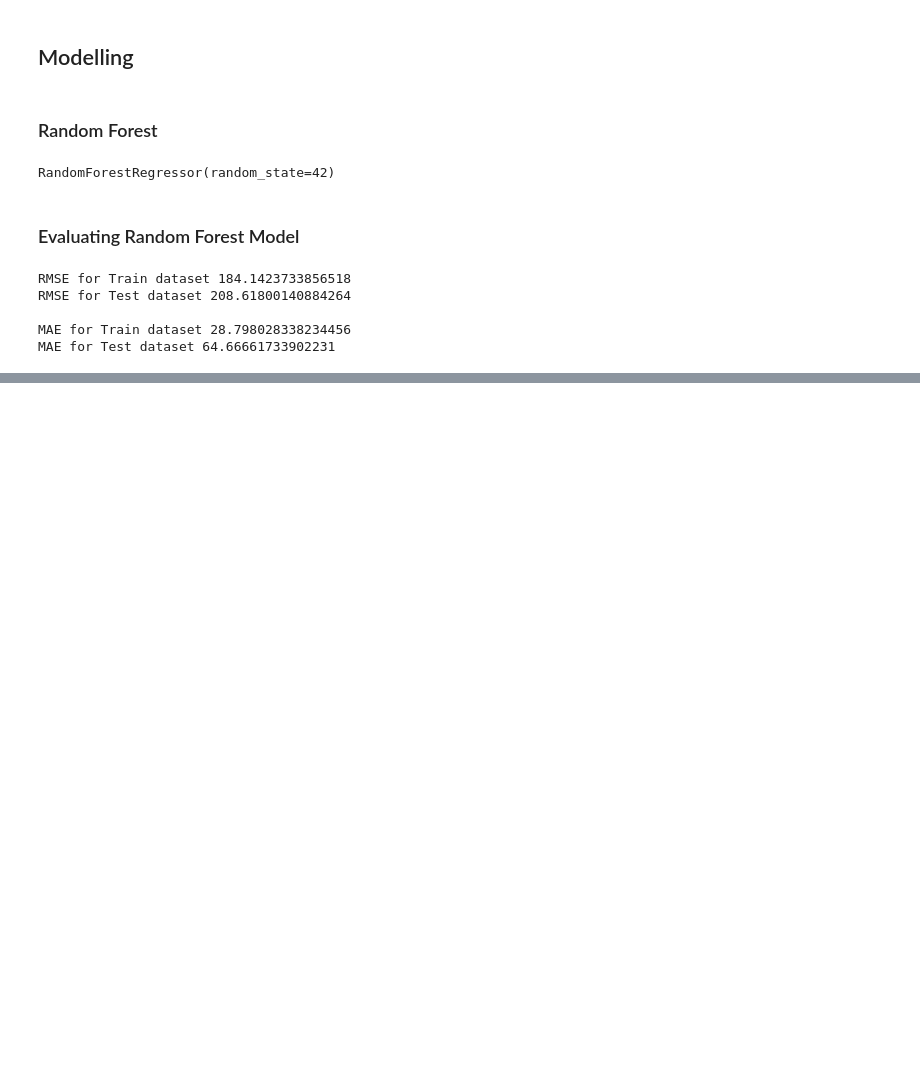
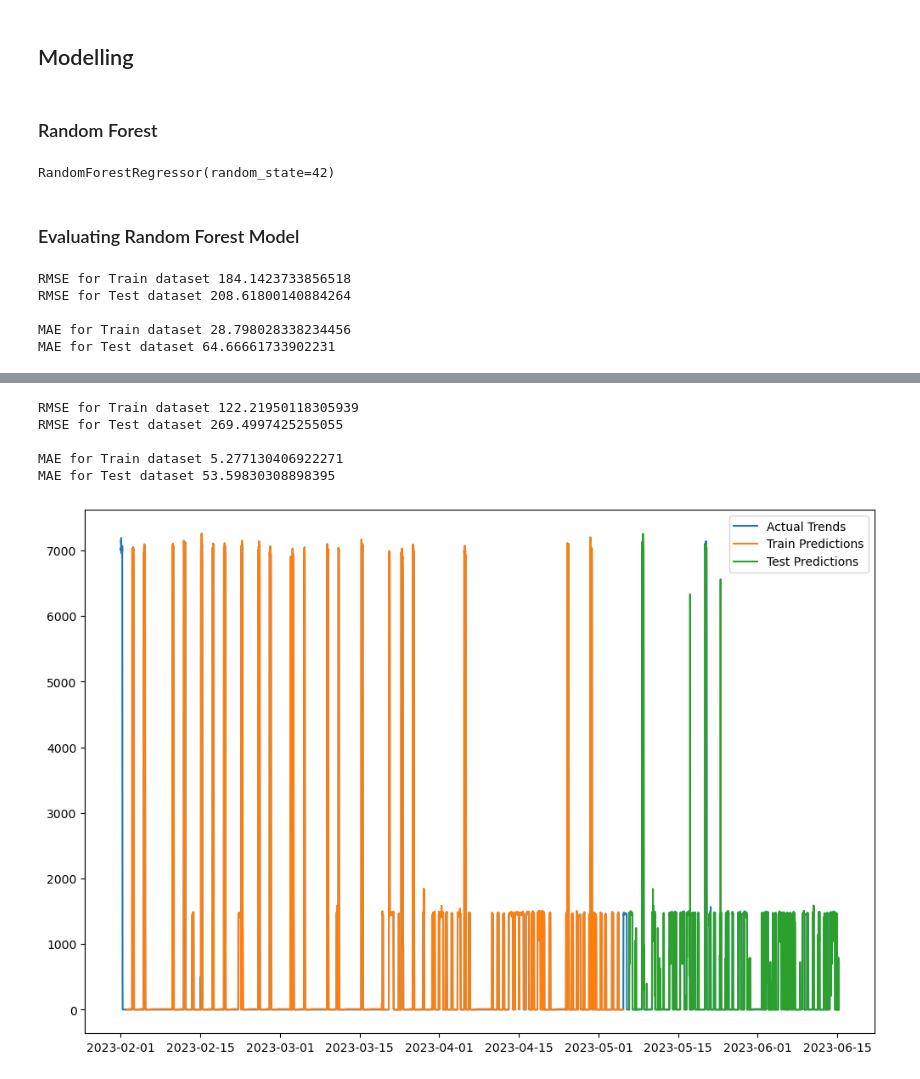
Before and after one commit to Clement-Quaye/EV-Analysis-and-the-Energy-Transition, a Jupyter notebook: Models/EV_Model - Univariate.ipynb, the cells around one changed output, grey strips where cells are left out. Saved outputs shown, nothing was run; the diff lists cells and outputs as text; code cells hidden in the pictures; blank space fills up the shorter version.

```diff
--- a/Models/EV_Model - Univariate.ipynb
+++ b/Models/EV_Model - Univariate.ipynb
@@ -190,0 +234,33 @@ MAE for Test dataset 64.66661733902231
+# %%
+from sklearn import tree
+
+Dtree_reg = tree.DecisionTreeRegressor()
+Dtree_reg = Dtree_reg.fit(X_train, y_train)
+# %%
+# Make Predictions
+train_predict = Dtree_reg.predict(X_train) # prediction on train data
+test_predict = Dtree_reg.predict(X_test) # prediction on test data
+
+# reverse the scalar effect
+train_predict = scaler.inverse_transform(train_predict.reshape(-1, 1))
+test_predict = scaler.inverse_transform(test_predict.reshape(-1, 1))
+train_actual = scaler.inverse_transform(y_train.reshape(-1, 1))
+test_actual = scaler.inverse_transform(y_test.reshape(-1, 1))
+
+# Calculate RMSE
+print("RMSE for Train dataset", calculate_rmse(train_actual, train_predict)) # rmse for train data
+print("RMSE for Test dataset", calculate_rmse(test_actual, test_predict), '\n') # rmse for test data
+
+# Calculate MAE
+print("MAE for Train dataset", calculate_mae(train_actual, train_predict)) # mae for train data
+print("MAE for Test dataset", calculate_mae(test_actual, test_predict)) # mae for test data
+# %% [output]
+RMSE for Train dataset 122.21950118305939
+RMSE for Test dataset 269.4997425255055
+
+MAE for Train dataset 5.277130406922271
+MAE for Test dataset 53.59830308898395
+# %%
+plot_predictions(df12_scaled, train_predict, test_predict, 96, scaler)
+# %% [output]
+[figure, added]
```
Also changed, not shown: parts of 5 cells of this notebook.
